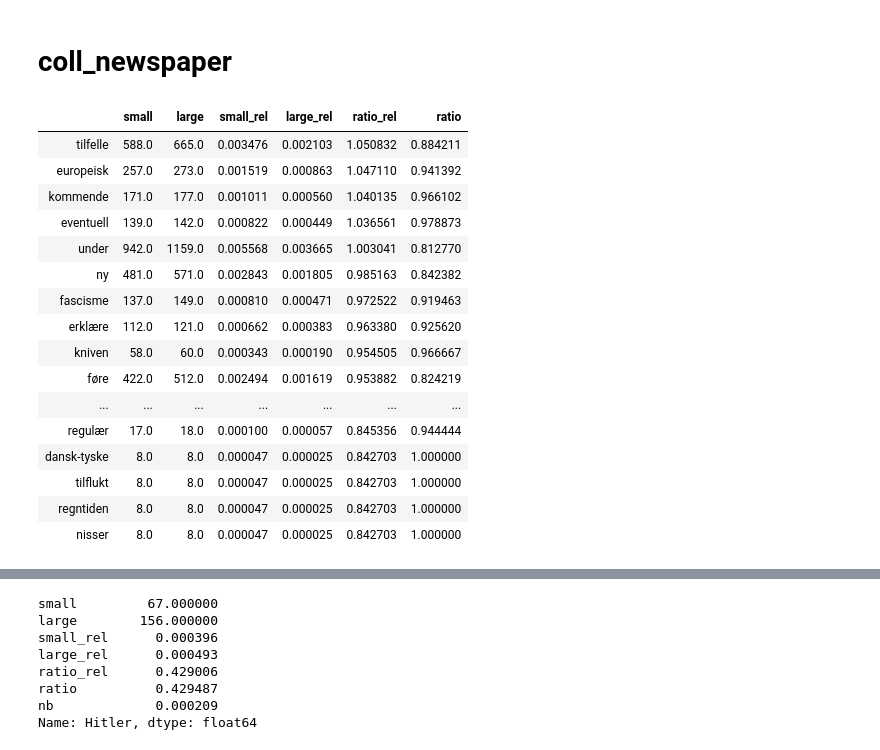
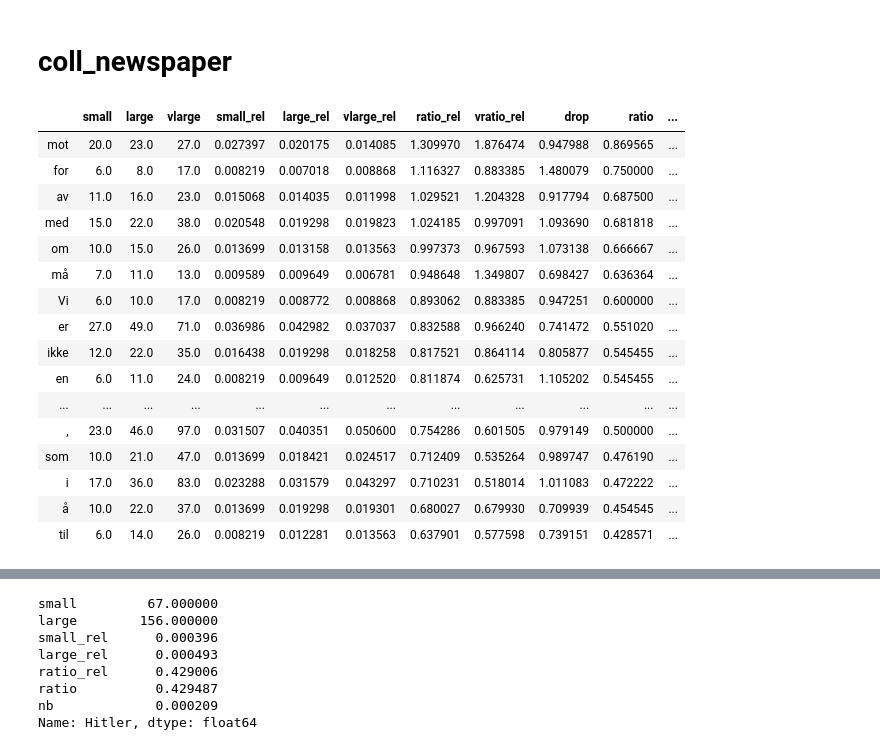
Before and after one commit to Yoonsen/newspapers_coll_conc, a Jupyter notebook: Test.ipynb, the cells around one changed output, grey strips where cells are left out. Saved outputs shown, nothing was run; the diff lists cells and outputs as text; code cells hidden in the pictures.

```diff
--- a/Test.ipynb
+++ b/Test.ipynb
@@ -34,25 +42,29 @@ coll['ratio_rel'] = coll.small_rel/coll.large_rel
+# %%
+coll['drop'] = (coll.small_rel/coll.large_rel)/(coll.large_rel/coll.vlarge_rel)
 # %%
-coll['ratio_rel'] = coll.small_rel**0.08*coll.small_rel/coll.large_rel
+coll['ratio_rel'] = (coll.small_rel**0.01)*coll.small_rel/coll.large_rel
+coll['vratio_rel'] = (coll.small_rel**0.01)*coll.small_rel/coll.vlarge_rel
-# %%
-coll['ratio'] = [(x[1]['small']/x[1]['large']) for x in coll.iterrows()]
+# %%
+coll['ratio'] = coll.small/coll.large
+coll['vratio'] = coll.small/coll.vlarge
 # %%
-coll.sort_values(by='ratio_rel', ascending=False)[:50]
+coll[coll.small > 5].sort_values(by='ratio', ascending=False)[:20]
 # %% [output]
-|  | small | large | small_rel | large_rel | ratio_rel | ratio |
-| tilfelle | 588.0 | 665.0 | 0.003476 | 0.002103 | 1.050832 | 0.884211 |
-| europeisk | 257.0 | 273.0 | 0.001519 | 0.000863 | 1.047110 | 0.941392 |
-| kommende | 171.0 | 177.0 | 0.001011 | 0.000560 | 1.040135 | 0.966102 |
-| eventuell | 139.0 | 142.0 | 0.000822 | 0.000449 | 1.036561 | 0.978873 |
-| under | 942.0 | 1159.0 | 0.005568 | 0.003665 | 1.003041 | 0.812770 |
-| ny | 481.0 | 571.0 | 0.002843 | 0.001805 | 0.985163 | 0.842382 |
-| fascisme | 137.0 | 149.0 | 0.000810 | 0.000471 | 0.972522 | 0.919463 |
-| erklære | 112.0 | 121.0 | 0.000662 | 0.000383 | 0.963380 | 0.925620 |
-| kniven | 58.0 | 60.0 | 0.000343 | 0.000190 | 0.954505 | 0.966667 |
-| føre | 422.0 | 512.0 | 0.002494 | 0.001619 | 0.953882 | 0.824219 |
-| ... | ... | ... | ... | ... | ... | ... |
-| regulær | 17.0 | 18.0 | 0.000100 | 0.000057 | 0.845356 | 0.944444 |
-| dansk-tyske | 8.0 | 8.0 | 0.000047 | 0.000025 | 0.842703 | 1.000000 |
-| tilflukt | 8.0 | 8.0 | 0.000047 | 0.000025 | 0.842703 | 1.000000 |
-| regntiden | 8.0 | 8.0 | 0.000047 | 0.000025 | 0.842703 | 1.000000 |
-| nisser | 8.0 | 8.0 | 0.000047 | 0.000025 | 0.842703 | 1.000000 |
+|  | small | large | vlarge | small_rel | large_rel | vlarge_rel | ratio_rel | vratio_rel | drop | ratio | ... |
+| mot | 20.0 | 23.0 | 27.0 | 0.027397 | 0.020175 | 0.014085 | 1.309970 | 1.876474 | 0.947988 | 0.869565 | ... |
+| for | 6.0 | 8.0 | 17.0 | 0.008219 | 0.007018 | 0.008868 | 1.116327 | 0.883385 | 1.480079 | 0.750000 | ... |
+| av | 11.0 | 16.0 | 23.0 | 0.015068 | 0.014035 | 0.011998 | 1.029521 | 1.204328 | 0.917794 | 0.687500 | ... |
+| med | 15.0 | 22.0 | 38.0 | 0.020548 | 0.019298 | 0.019823 | 1.024185 | 0.997091 | 1.093690 | 0.681818 | ... |
+| om | 10.0 | 15.0 | 26.0 | 0.013699 | 0.013158 | 0.013563 | 0.997373 | 0.967593 | 1.073138 | 0.666667 | ... |
+| må | 7.0 | 11.0 | 13.0 | 0.009589 | 0.009649 | 0.006781 | 0.948648 | 1.349807 | 0.698427 | 0.636364 | ... |
+| Vi | 6.0 | 10.0 | 17.0 | 0.008219 | 0.008772 | 0.008868 | 0.893062 | 0.883385 | 0.947251 | 0.600000 | ... |
+| er | 27.0 | 49.0 | 71.0 | 0.036986 | 0.042982 | 0.037037 | 0.832588 | 0.966240 | 0.741472 | 0.551020 | ... |
+| ikke | 12.0 | 22.0 | 35.0 | 0.016438 | 0.019298 | 0.018258 | 0.817521 | 0.864114 | 0.805877 | 0.545455 | ... |
+| en | 6.0 | 11.0 | 24.0 | 0.008219 | 0.009649 | 0.012520 | 0.811874 | 0.625731 | 1.105202 | 0.545455 | ... |
+| ... | ... | ... | ... | ... | ... | ... | ... | ... | ... | ... | ... |
+| , | 23.0 | 46.0 | 97.0 | 0.031507 | 0.040351 | 0.050600 | 0.754286 | 0.601505 | 0.979149 | 0.500000 | ... |
+| som | 10.0 | 21.0 | 47.0 | 0.013699 | 0.018421 | 0.024517 | 0.712409 | 0.535264 | 0.989747 | 0.476190 | ... |
+| i | 17.0 | 36.0 | 83.0 | 0.023288 | 0.031579 | 0.043297 | 0.710231 | 0.518014 | 1.011083 | 0.472222 | ... |
+| å | 10.0 | 22.0 | 37.0 | 0.013699 | 0.019298 | 0.019301 | 0.680027 | 0.679930 | 0.709939 | 0.454545 | ... |
+| til | 6.0 | 14.0 | 26.0 | 0.008219 | 0.012281 | 0.013563 | 0.637901 | 0.577598 | 0.739151 | 0.428571 | ... |
 # %%
```
Also changed, not shown: parts of 10 cells of this notebook.
